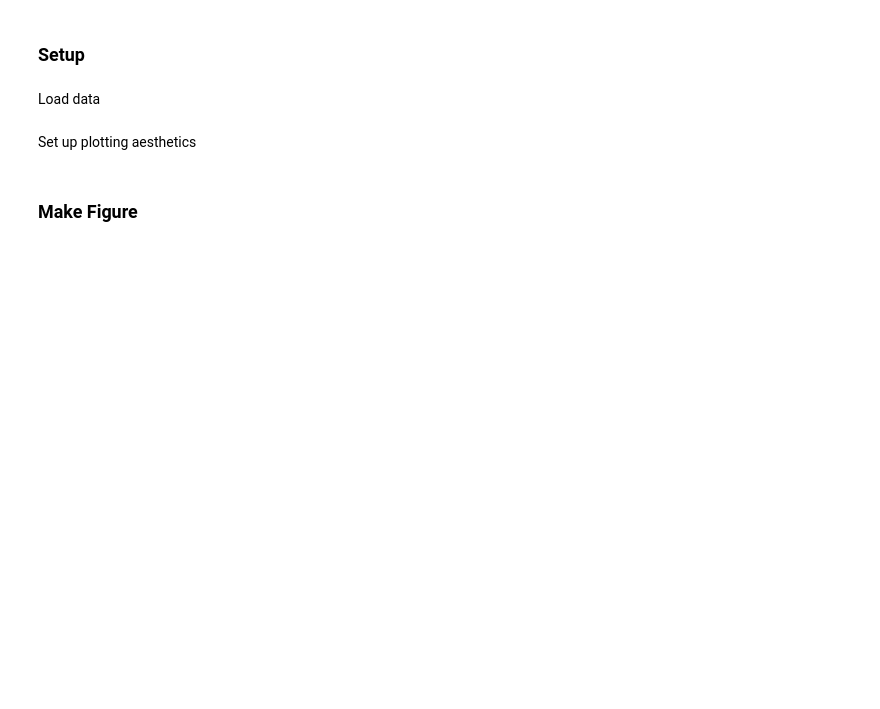
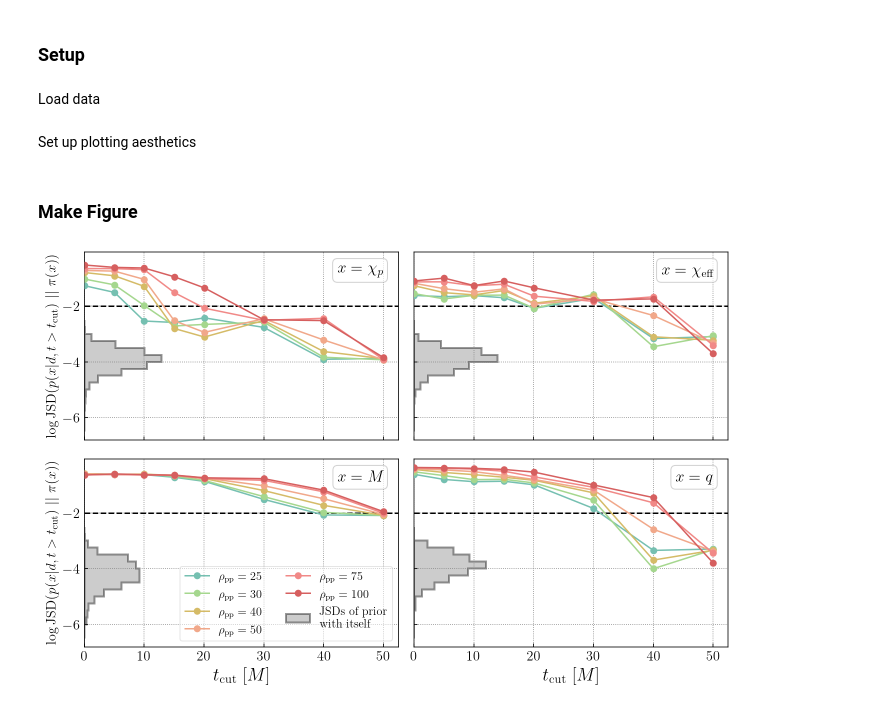
Before and after one commit to simonajmiller/heavy-precessing-bbh-time-domain, a Jupyter notebook: figures/figure_09.ipynb, the cells around one changed output. Cells and saved outputs as stored; diff of their text form; code cells hidden in the pictures; blank space fills up the shorter version.

Commit message:
push notebook for figure 9

```diff
--- a/figures/figure_09.ipynb
+++ b/figures/figure_09.ipynb
@@ -35,7 +36,54 @@ data_dir = '../data/xx/'
 ### Setup
 # %% [markdown]
 Load data
+# %%
+# Load in JSDs
+JS_vs_time = h5ify.load(data_dir+'JSDs_different_RD_SNRs.h5')
+jsds_background_dict = h5ify.load(data_dir+'JSD_background.h5')
 # %% [markdown]
 Set up plotting aesthetics
+# %%
+# parameters to plot
+params_to_plot = ['chi_p', 'chi_eff', 'mtotal', 'q']
+
+# SNRs to plot
+SNRs_to_plot = ['SNR 25', 'SNR 30', 'SNR 40', 'SNR 50', 'SNR 75', 'SNR 100']
 # %% [markdown]
 ### Make Figure
+# %%
+fig, axes = plt.subplots(2, 2, figsize=(pf.DEFAULT_FIG_WIDTH,  1.7 *pf.DEFAULT_FIG_WIDTH/2.7), sharex=True, sharey=True)
+
+# cycle through the parameters
+for p, ax in zip(params_to_plot, axes.flatten()):
+
+    i = 0
+    for k in SNRs_to_plot:
+        SNR = k.split('SNR ')[-1]
+
+        v = JS_vs_time[k]
+
+        ax.plot(v[p]['tcuts_M'], np.log10(v[p]['JS_divs']), zorder=3, color=cmap((i+1)/6), marker='o',
+                 label=fr'$\rho_\mathrm{{pp}}= {SNR}$')
+        i+=1
+
+    l = pf.params[p]
+    ax.text(0.95, 0.94, fr'$x={l}$', transform=ax.transAxes, verticalalignment='top', horizontalalignment='right',
+                   bbox=dict(facecolor='white', edgecolor='silver', boxstyle='round', alpha=0.7), fontsize=16)
+
+    ax.axhline(-2, color='k',ls='--')
+
+    ax.hist(np.log10(jsds_background_dict[p]), bins=np.linspace(-6.5,-2.5,17), weights=0.1*np.ones(len(jsds_background_dict[p])), edgecolor='k',
+            orientation='horizontal', color='gray', histtype='stepfilled', alpha=0.4, lw=2, label='JSDs of prior\nwith itself')
+
+axes[-1][0].legend(fontsize=12, ncols=2, loc='lower right', frameon=True, fancybox=True, framealpha=0.5)
+
+for ax in axes[-1]:
+    ax.set_xlabel(r'$t_\mathrm{cut}~[M]$')
+for ax in axes[:,0]:
+    ax.set_ylabel(fr'$\log \mathrm{{JSD}}(p(x| d, t>t_\mathrm{{cut}})~||~ \pi(x))$', fontsize=14)
+
+plt.subplots_adjust(hspace=0.1, wspace=0.05)
+plt.savefig('figure_09.png', dpi=300, bbox_inches='tight')
+plt.show()
+# %% [output]
+[figure, added]
```
Also changed, not shown: parts of 2 cells of this notebook, 1 other file.
